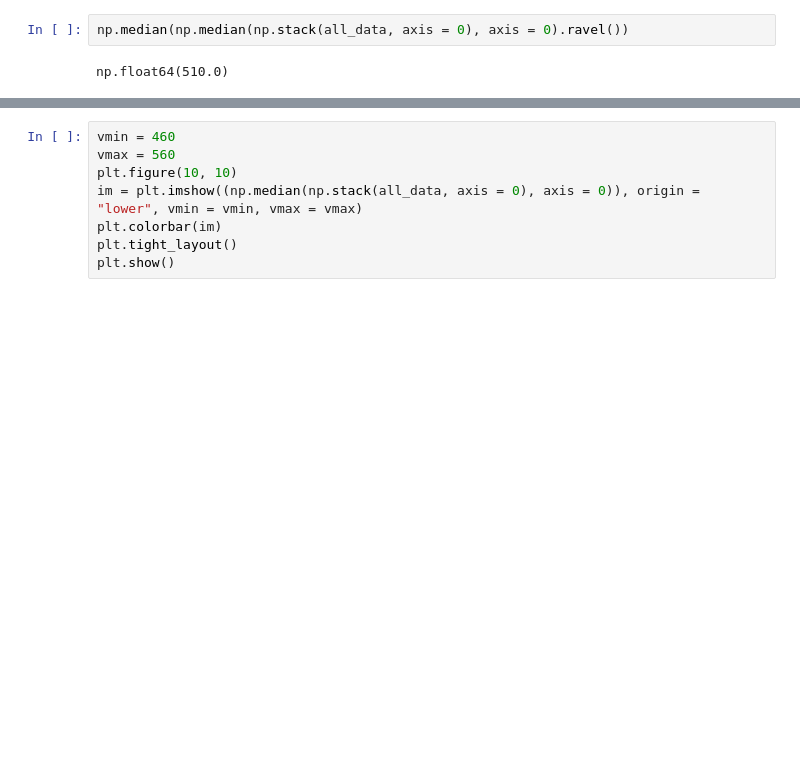
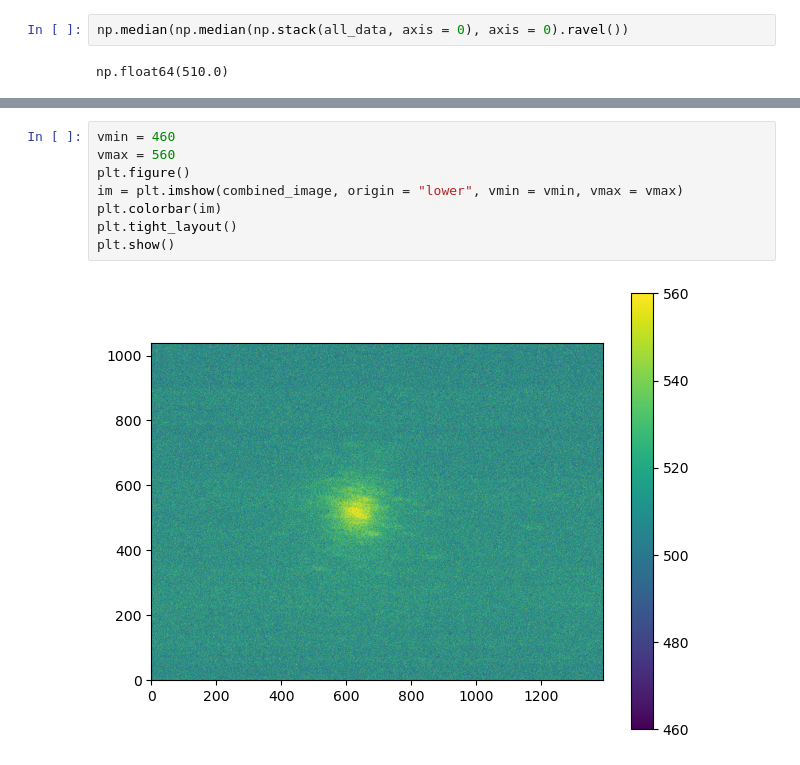
Before and after one commit to annecyj/annecy, a Jupyter notebook: homework10/fits.ipynb, the cells around one changed output, grey strips where cells are left out. Drawn from its saved outputs; the diff is of its cells as text; blank space fills up the shorter version.

```diff
--- a/homework10/fits.ipynb
+++ b/homework10/fits.ipynb
@@ -67,10 +80,12 @@ plt.show()
 # %%
 vmin = 460
 vmax = 560
-plt.figure(10, 10)
-im = plt.imshow((np.median(np.stack(all_data, axis = 0), axis = 0)), origin = "lower", vmin = vmin, vmax = vmax)
+plt.figure()
+im = plt.imshow(combined_image, origin = "lower", vmin = vmin, vmax = vmax)
 plt.colorbar(im)
 plt.tight_layout()
 plt.show()
+# %% [output]
+[figure, added]
 # %%
 fits.writeto("combined.fits", combined_image, overwrite=True)
```
Also changed, not shown: parts of 5 cells of this notebook, 3 other files.
